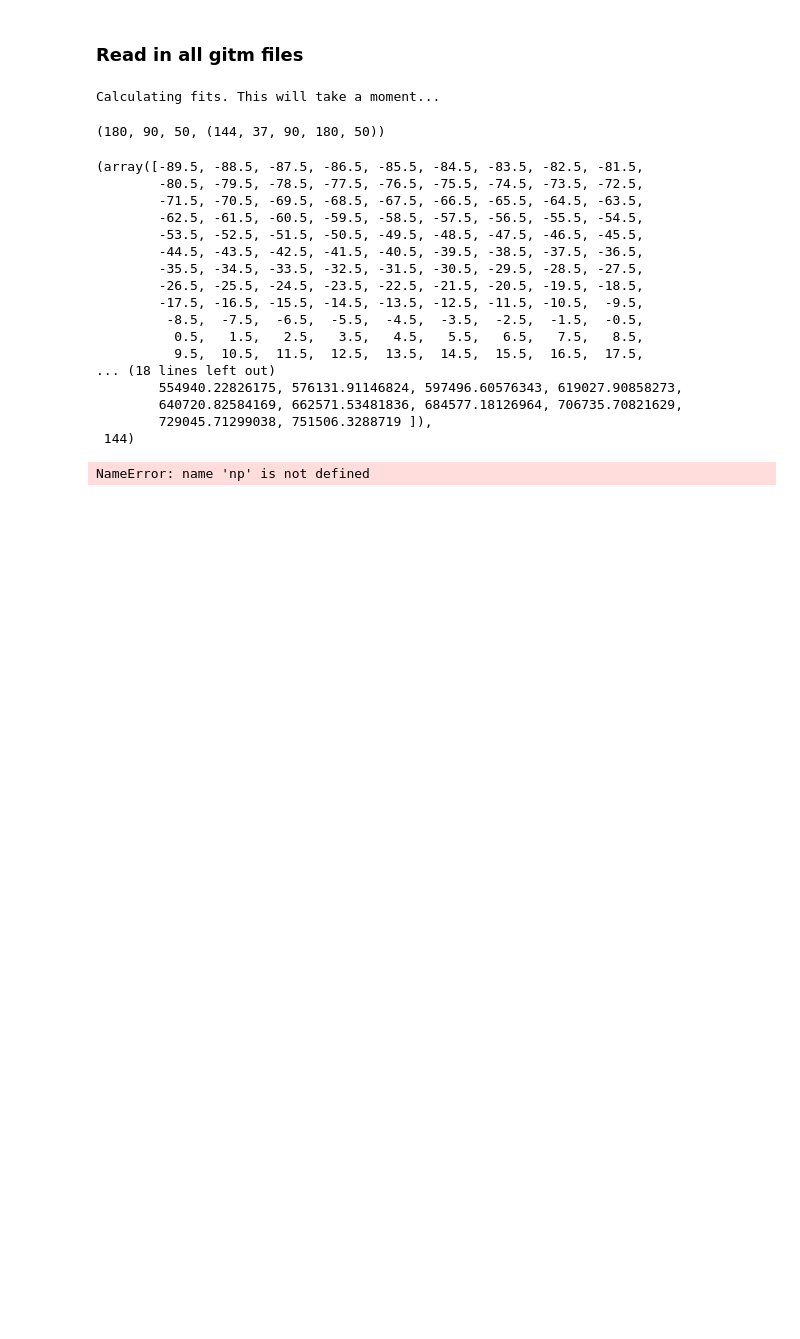
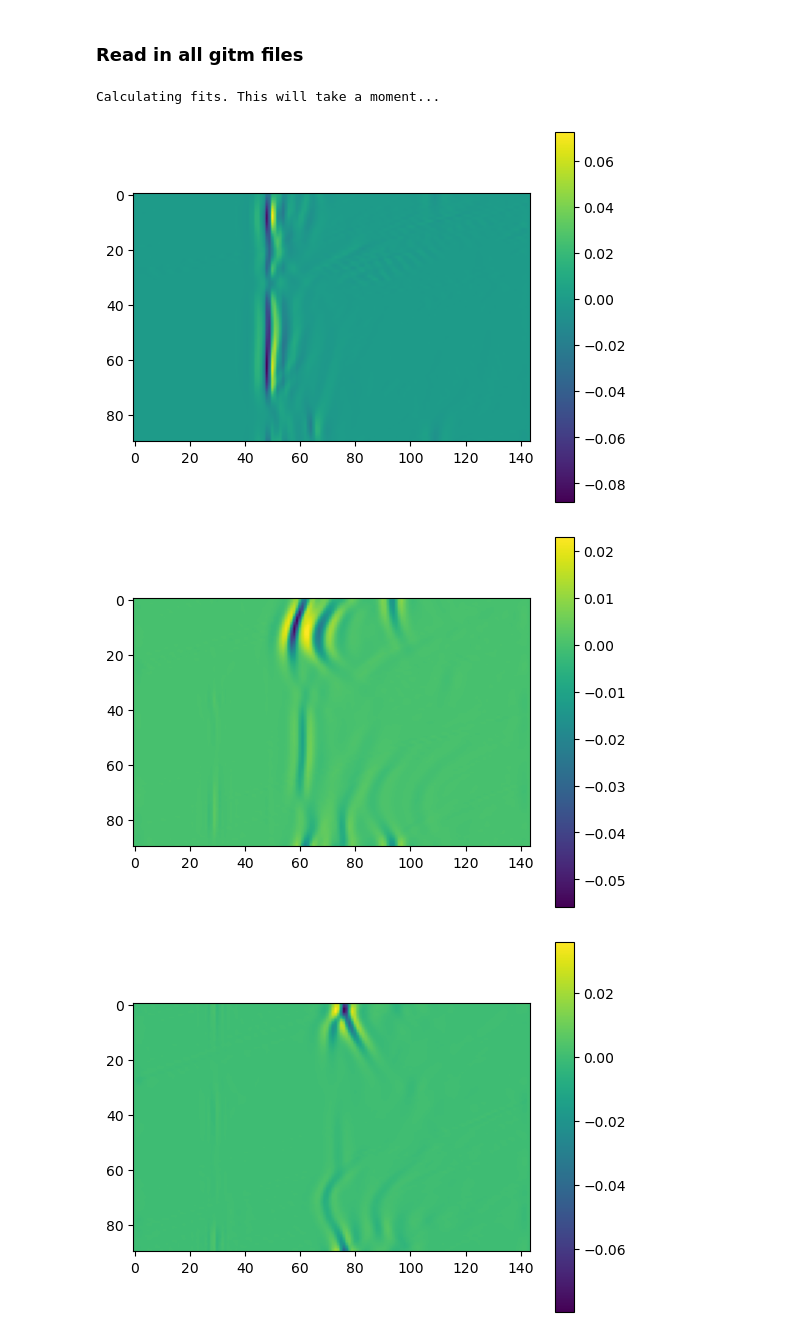
Before and after one commit to abukowski21/SAMI3-GITM-python, a Jupyter notebook: test_stuff.ipynb, the cells around one changed output. Cells and saved outputs as stored; diff of their text form; code cells hidden in the pictures; blank space fills up the shorter version.

```diff
--- a/test_stuff.ipynb
+++ b/test_stuff.ipynb
@@ -114,21 +114,16 @@ def read_gitm_into_nparrays(flist):
 
     """
 
+    f = read_routines.read_gitm_file(flist[0])
+    gitmgrid = {f['vars'][k].lower() : f[k][2:-2,2:-2,2:-2] for k in [0,1,2]}
+    nlons, nlats, nalts = np.array(f[0].shape) - 4 # ghost cells
+    gitmvars = [i for i in f['vars'][3:] if i in gitm_cols]
+
     gitmtimes = []
-    gitmgrid = {}
     gitmbins = np.zeros([len(flist), len(f['vars'])-3, nlons, nlats, nalts])
 
-    start = True
     for ifile, file_name in enumerate(tqdm(flist)):
-        if start:
-            f = read_routines.read_gitm_file(file_name)
-            gitmgrid = {f['vars'][k].lower() : f[k][2:-2,2:-2,2:-2] for k in [0,1,2]}
-            nlons, nlats, nalts = np.array(f[0].shape) - 4 # ghost cells
-            gitmvars = [i for i in f['vars'][3:] if i in gitm_cols]
-
-            start = False
-        else:
-            f = read_routines.read_gitm_file(file_name)
+        f = read_routines.read_gitm_file(file_name)
 
         gitmtimes.append(f['time']) # times
 
@@ -199,32 +194,10 @@ print('Calculating fits. This will take a moment...')
 fits_gitm = make_fits(gitm_bins)
 # %% [output]
 Calculating fits. This will take a moment...
+# %%
+diffs_gitm = (gitm_bins - fits_gitm)/gitm_bins
 # %%
 lats, lons, alts  = np.unique(gitm_grid['latitude']), np.unique(gitm_grid['longitude']), np.unique(gitm_grid['altitude'])
-# %%
-len(lats), len(lons), len(alts), gitm_bins.shape
-# %% [output]
-(180, 90, 50, (144, 37, 90, 180, 50))
-# %%
-lats, alts, len(times)
-# %% [output]
-(array([-89.5, -88.5, -87.5, -86.5, -85.5, -84.5, -83.5, -82.5, -81.5,
-        -80.5, -79.5, -78.5, -77.5, -76.5, -75.5, -74.5, -73.5, -72.5,
-        -71.5, -70.5, -69.5, -68.5, -67.5, -66.5, -65.5, -64.5, -63.5,
-        -62.5, -61.5, -60.5, -59.5, -58.5, -57.5, -56.5, -55.5, -54.5,
-        -53.5, -52.5, -51.5, -50.5, -49.5, -48.5, -47.5, -46.5, -45.5,
-        -44.5, -43.5, -42.5, -41.5, -40.5, -39.5, -38.5, -37.5, -36.5,
-        -35.5, -34.5, -33.5, -32.5, -31.5, -30.5, -29.5, -28.5, -27.5,
-        -26.5, -25.5, -24.5, -23.5, -22.5, -21.5, -20.5, -19.5, -18.5,
-        -17.5, -16.5, -15.5, -14.5, -13.5, -12.5, -11.5, -10.5,  -9.5,
-         -8.5,  -7.5,  -6.5,  -5.5,  -4.5,  -3.5,  -2.5,  -1.5,  -0.5,
-          0.5,   1.5,   2.5,   3.5,   4.5,   5.5,   6.5,   7.5,   8.5,
-          9.5,  10.5,  11.5,  12.5,  13.5,  14.5,  15.5,  16.5,  17.5,
-... (18 lines left out)
-        554940.22826175, 576131.91146824, 597496.60576343, 619027.90858273,
-        640720.82584169, 662571.53481836, 684577.18126964, 706735.70821629,
-        729045.71299038, 751506.3288719 ]),
- 144)
 # %%
 # time = 5
 lat = 70
@@ -232,9 +205,11 @@ alt = 36
 # %%
 
 for real_lat in [60, 30, 0, -30, -60]:
     ilat = np.argmin(np.abs(lats - real_lat))
-    plt.imshow(fits_gitm[:,0,:,lat,alt].T)
+    plt.imshow(diffs_gitm[:,0,:,ilat,alt].T)
     plt.colorbar()
     plt.show()
 # %% [output]
-NameError: name 'np' is not defined
+[figure, added]
+[figure, added]
+[figure, added]
```
Also changed, not shown: parts of 5 cells of this notebook, 1 other file.
